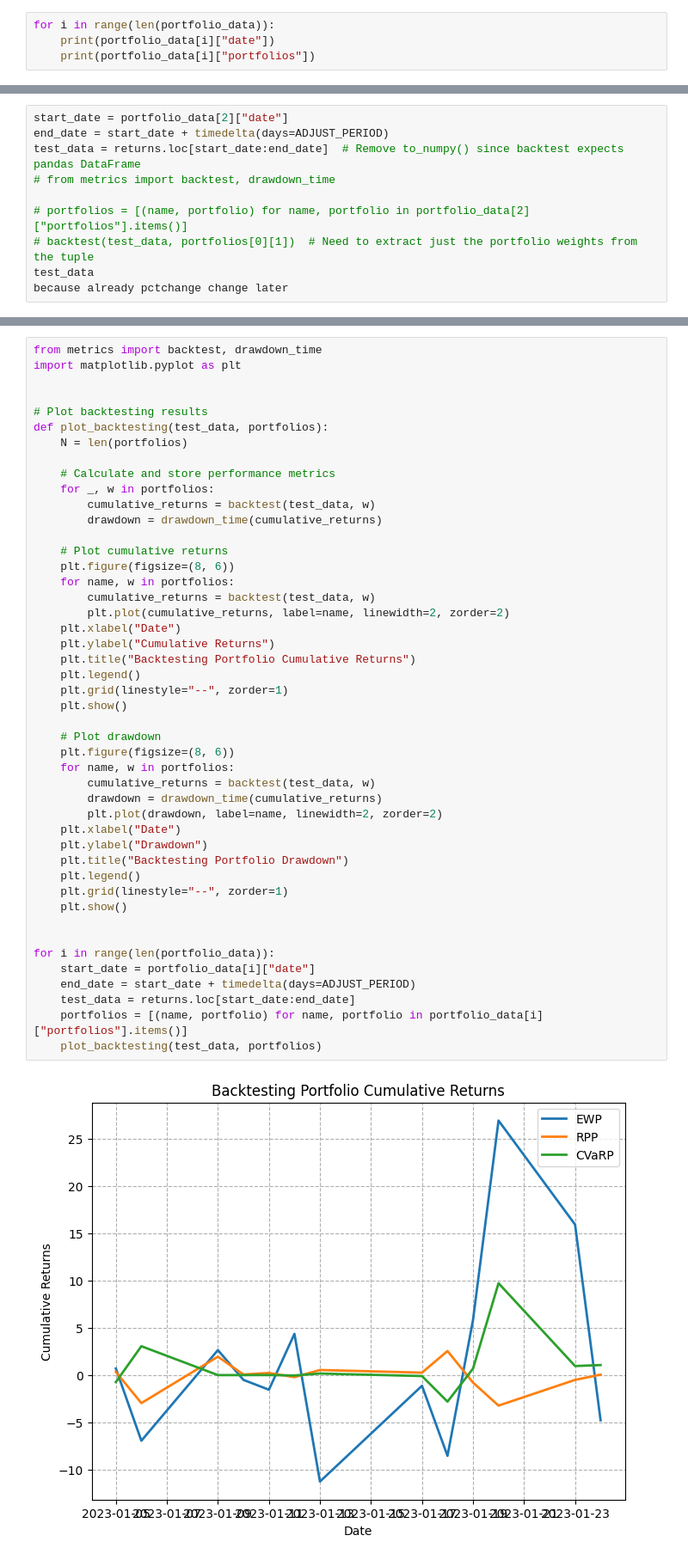
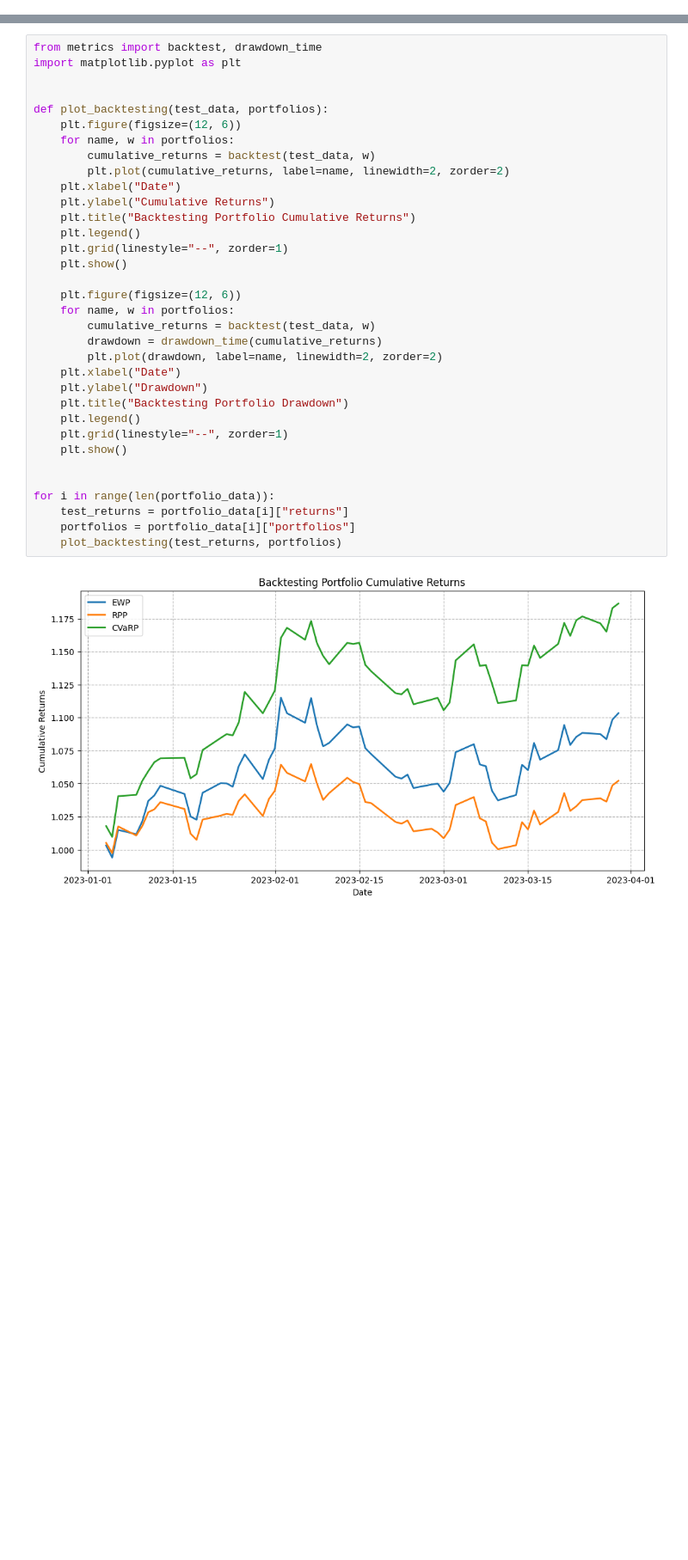
Before and after one commit to teron131/Portfolio-Playground, a Jupyter notebook: main.ipynb, the cells around one changed output, grey strips where cells are left out. Shown at 86% size. Cells and saved outputs as stored; diff of their text form; blank space fills up the shorter version.

```diff
--- a/main.ipynb
+++ b/main.ipynb
@@ -233,4 +256,0 @@ for i in range(0, len(returns), ADJUST_PERIOD):
-# %%
-for i in range(len(portfolio_data)):
-    print(portfolio_data[i]["date"])
-    print(portfolio_data[i]["portfolios"])
@@ -255,10 +256,0 @@ for i in range(len(portfolio_data)):
-# %%
-start_date = portfolio_data[2]["date"]
-end_date = start_date + timedelta(days=ADJUST_PERIOD)
-test_data = returns.loc[start_date:end_date]  # Remove to_numpy() since backtest expects pandas DataFrame
-# from metrics import backtest, drawdown_time
-
-# portfolios = [(name, portfolio) for name, portfolio in portfolio_data[2]["portfolios"].items()]
-# backtest(test_data, portfolios[0][1])  # Need to extract just the portfolio weights from the tuple
-test_data
-because already pctchange change later
@@ -284,48 +257,36 @@ because already pctchange change later
 # %%
 from metrics import backtest, drawdown_time
 import matplotlib.pyplot as plt
 
 
-# Plot backtesting results
 def plot_backtesting(test_data, portfolios):
-    N = len(portfolios)
-
-    # Calculate and store performance metrics
-    for _, w in portfolios:
-        cumulative_returns = backtest(test_data, w)
-        drawdown = drawdown_time(cumulative_returns)
-
-    # Plot cumulative returns
-    plt.figure(figsize=(8, 6))
+    plt.figure(figsize=(12, 6))
     for name, w in portfolios:
         cumulative_returns = backtest(test_data, w)
         plt.plot(cumulative_returns, label=name, linewidth=2, zorder=2)
     plt.xlabel("Date")
     plt.ylabel("Cumulative Returns")
     plt.title("Backtesting Portfolio Cumulative Returns")
     plt.legend()
     plt.grid(linestyle="--", zorder=1)
     plt.show()
 
-    # Plot drawdown
-    plt.figure(figsize=(8, 6))
+    plt.figure(figsize=(12, 6))
     for name, w in portfolios:
         cumulative_returns = backtest(test_data, w)
         drawdown = drawdown_time(cumulative_returns)
         plt.plot(drawdown, label=name, linewidth=2, zorder=2)
     plt.xlabel("Date")
     plt.ylabel("Drawdown")
     plt.title("Backtesting Portfolio Drawdown")
     plt.legend()
     plt.grid(linestyle="--", zorder=1)
     plt.show()
 
 
 for i in range(len(portfolio_data)):
-    start_date = portfolio_data[i]["date"]
-    end_date = start_date + timedelta(days=ADJUST_PERIOD)
-    test_data = returns.loc[start_date:end_date]
-    portfolios = [(name, portfolio) for name, portfolio in portfolio_data[i]["portfolios"].items()]
-    plot_backtesting(test_data, portfolios)
+    test_returns = portfolio_data[i]["returns"]
+    portfolios = portfolio_data[i]["portfolios"]
+    plot_backtesting(test_returns, portfolios)
 # %% [output]
-[figure, old version]
+[figure, new version]
```
Also changed, not shown: parts of 6 cells of this notebook, 1 other file.
